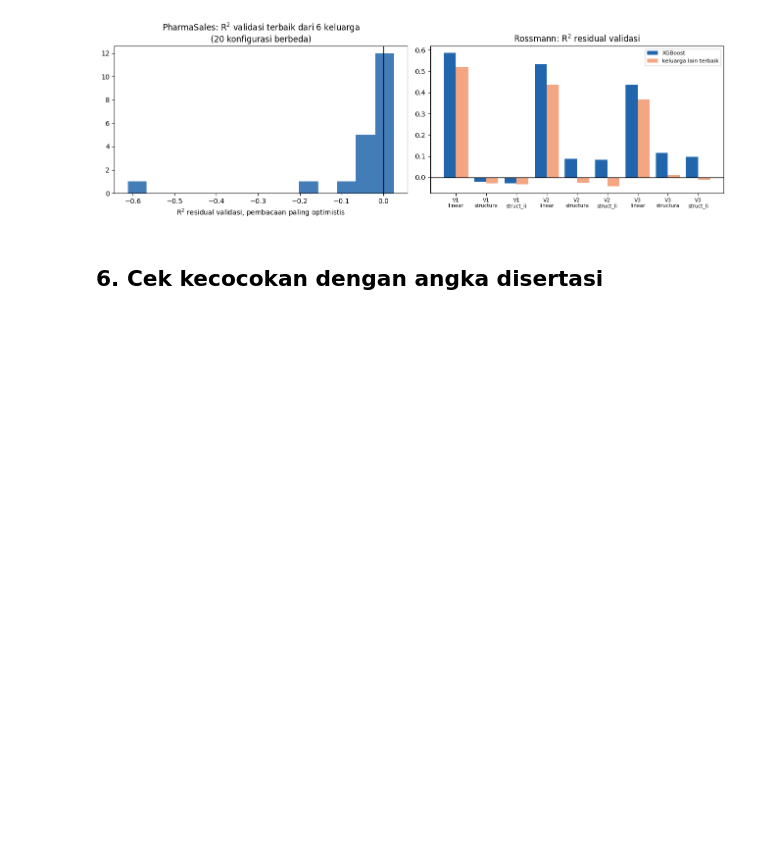
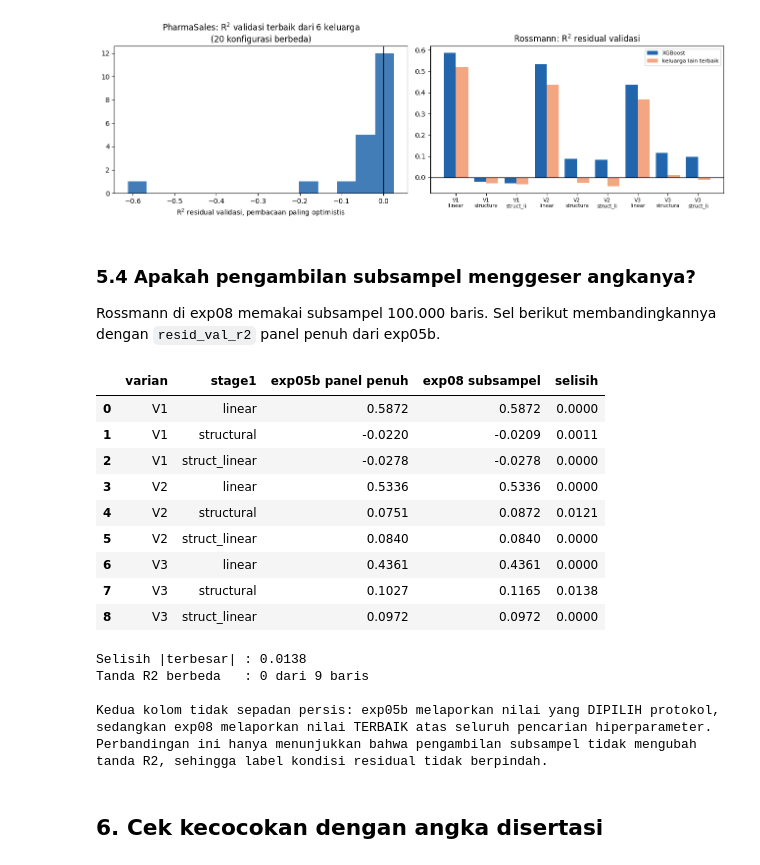
Before and after one commit to wahyuramadhandotcom/A-Hybrid-forecasting-model, a Jupyter notebook: notebooks/laporan/exp08_stabilitas_pemodel_residual.ipynb, the cells around one changed output. Saved outputs shown, nothing was run; the diff lists cells and outputs as text; code cells hidden in the pictures; blank space fills up the shorter version.

```diff
--- a/notebooks/laporan/exp08_stabilitas_pemodel_residual.ipynb
+++ b/notebooks/laporan/exp08_stabilitas_pemodel_residual.ipynb
@@ -366,6 +366,54 @@ axes[1].legend(fontsize=8)
 fig.tight_layout(); plt.show()
 # %% [output]
 [figure]
+# %% [markdown]
+### 5.4 Apakah pengambilan subsampel menggeser angkanya?
+
+Rossmann di exp08 memakai subsampel 100.000 baris. Sel berikut membandingkannya dengan
+`resid_val_r2` panel penuh dari exp05b.
+# %%
+# exp08 memakai subsampel 100.000 baris pada Rossmann. Seberapa jauh angkanya
+# bergeser dari panel penuh? Pembandingnya resid_val_r2 exp05b, yaitu nilai yang
+# dipilih protokol pada panel penuh.
+b5 = baca("exp05b_rossmann_arlrx_audit.csv")
+b5 = b5[b5.resid_val_r2.notna()][["feature_set", "stage1", "resid_val_r2"]].rename(
+    columns={"feature_set": "varian", "resid_val_r2": "exp05b panel penuh"})
+e8 = ro8[["config", "stage1", "xgb_best_val_r2"]].copy()
+e8["varian"] = e8.config.str.split("|").str[1]
+e8 = e8.rename(columns={"xgb_best_val_r2": "exp08 subsampel"})[
+    ["varian", "stage1", "exp08 subsampel"]]
+
+band = b5.merge(e8, on=["varian", "stage1"], how="inner")
+band["varian"] = band.varian.map(vn)
+band["selisih"] = band["exp08 subsampel"] - band["exp05b panel penuh"]
+display(band.round(4).reset_index(drop=True))
+print()
+print(f"Selisih |terbesar| : {band.selisih.abs().max():.4f}")
+print(f"Tanda R2 berbeda   : {int((np.sign(band['exp05b panel penuh']) != np.sign(band['exp08 subsampel'])).sum())} "
+      f"dari {len(band)} baris")
+print()
+print("Kedua kolom tidak sepadan persis: exp05b melaporkan nilai yang DIPILIH protokol,")
+print("sedangkan exp08 melaporkan nilai TERBAIK atas seluruh pencarian hiperparameter.")
+print("Perbandingan ini hanya menunjukkan bahwa pengambilan subsampel tidak mengubah")
+print("tanda R2, sehingga label kondisi residual tidak berpindah.")
+# %% [output]
+|  | varian | stage1 | exp05b panel penuh | exp08 subsampel | selisih |
+| 0 | V1 | linear | 0.5872 | 0.5872 | 0.0000 |
+| 1 | V1 | structural | -0.0220 | -0.0209 | 0.0011 |
+| 2 | V1 | struct_linear | -0.0278 | -0.0278 | 0.0000 |
+| 3 | V2 | linear | 0.5336 | 0.5336 | 0.0000 |
+| 4 | V2 | structural | 0.0751 | 0.0872 | 0.0121 |
+| 5 | V2 | struct_linear | 0.0840 | 0.0840 | 0.0000 |
+| 6 | V3 | linear | 0.4361 | 0.4361 | 0.0000 |
+| 7 | V3 | structural | 0.1027 | 0.1165 | 0.0138 |
+| 8 | V3 | struct_linear | 0.0972 | 0.0972 | 0.0000 |
+Selisih |terbesar| : 0.0138
+Tanda R2 berbeda   : 0 dari 9 baris
+
+Kedua kolom tidak sepadan persis: exp05b melaporkan nilai yang DIPILIH protokol,
+sedangkan exp08 melaporkan nilai TERBAIK atas seluruh pencarian hiperparameter.
+Perbandingan ini hanya menunjukkan bahwa pengambilan subsampel tidak mengubah
+tanda R2, sehingga label kondisi residual tidak berpindah.
 # %% [markdown]
 ## 6. Cek kecocokan dengan angka disertasi
 # %%
```
Also changed, not shown: parts of 3 cells of this notebook.
